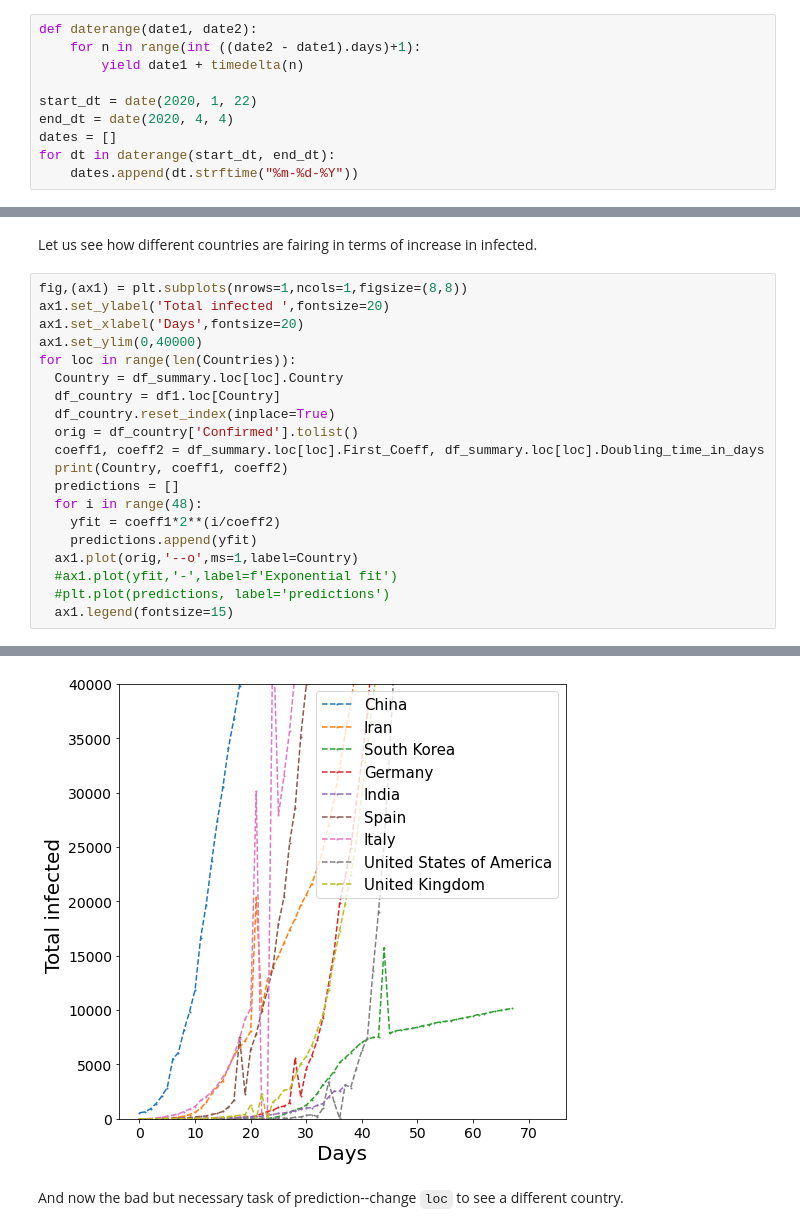
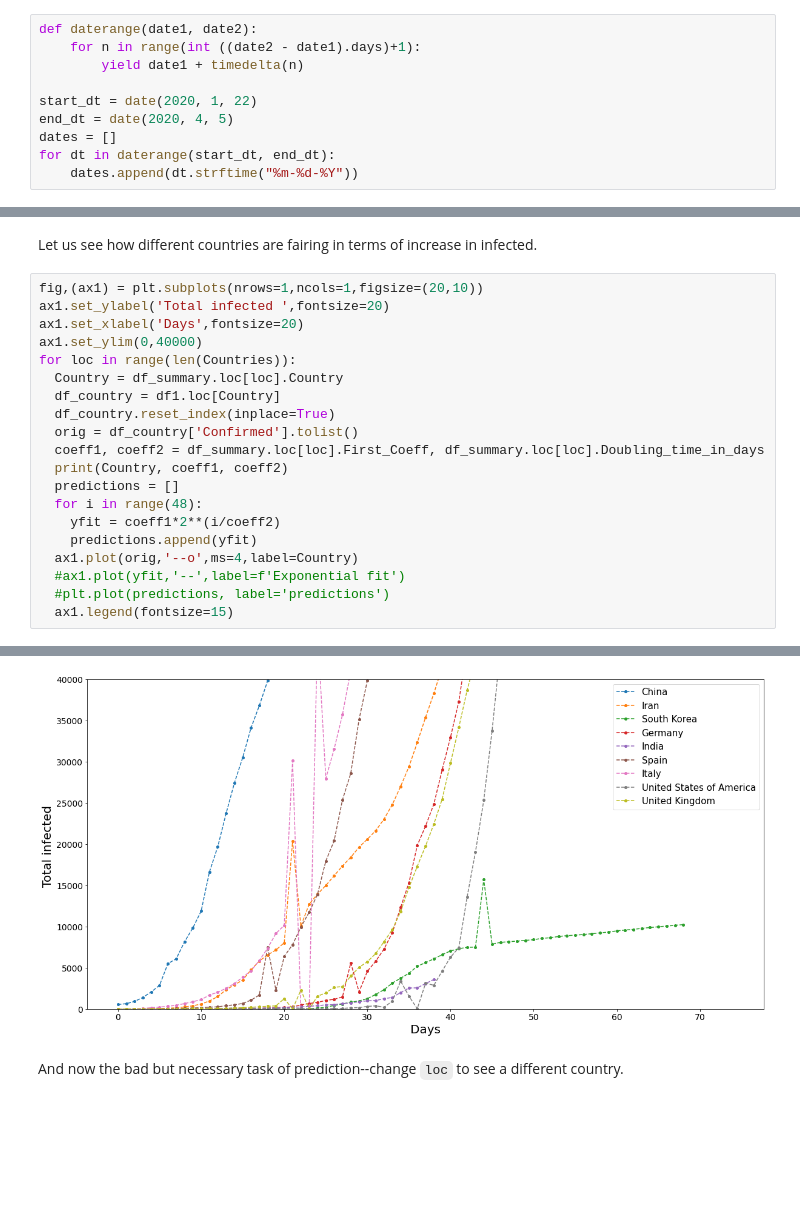
Before and after one commit to amita-kapoor/COVID-2020, a Jupyter notebook: Prediction_Covid_19_WorldWide.ipynb, the cells around one changed output, grey strips where cells are left out. Drawn from its saved outputs; the diff is of its cells as text; blank space fills up the shorter version.

```diff
--- a/Prediction_Covid_19_WorldWide.ipynb
+++ b/Prediction_Covid_19_WorldWide.ipynb
@@ -41,7 +41,7 @@ def daterange(date1, date2):
         yield date1 + timedelta(n)
 
 start_dt = date(2020, 1, 22)
-end_dt = date(2020, 4, 4)
+end_dt = date(2020, 4, 5)
 dates = []
 for dt in daterange(start_dt, end_dt):
     dates.append(dt.strftime("%m-%d-%Y"))
@@ -282,7 +281,7 @@ df_summary.head()
 # %% [markdown]
 Let us see how different countries are fairing in terms of increase in infected.
 # %%
-fig,(ax1) = plt.subplots(nrows=1,ncols=1,figsize=(8,8))
+fig,(ax1) = plt.subplots(nrows=1,ncols=1,figsize=(20,10))
 ax1.set_ylabel('Total infected ',fontsize=20)
 ax1.set_xlabel('Days',fontsize=20)
 ax1.set_ylim(0,40000)
@@ -297,8 +296,8 @@ for loc in range(len(Countries)):
   for i in range(48):
     yfit = coeff1*2**(i/coeff2)
     predictions.append(yfit)
-  ax1.plot(orig,'--o',ms=1,label=Country)
-  #ax1.plot(yfit,'-',label=f'Exponential fit')
+  ax1.plot(orig,'--o',ms=4,label=Country)
+  #ax1.plot(yfit,'--',label=f'Exponential fit')
   #plt.plot(predictions, label='predictions')
   ax1.legend(fontsize=15)
 # %% [output]
@@ -314,4 +313,4 @@ United Kingdom 71.07738677182414 4.619431514393033
-[figure, old version]
+[figure, new version]
 # %% [markdown]
 And now the bad but necessary task of prediction--change `loc` to see a different country.
 # %%
```
Also changed, not shown: parts of 16 cells of this notebook.
